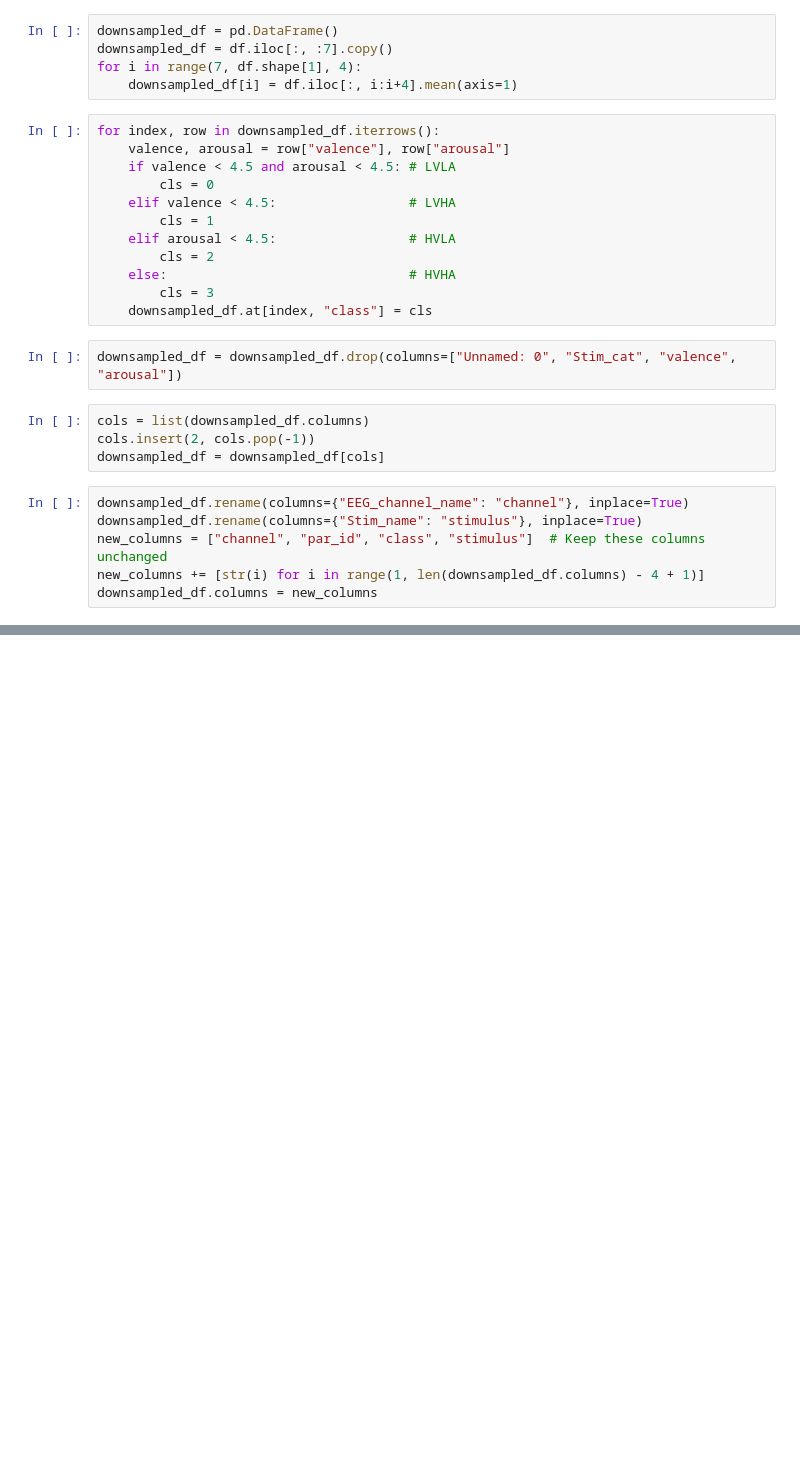
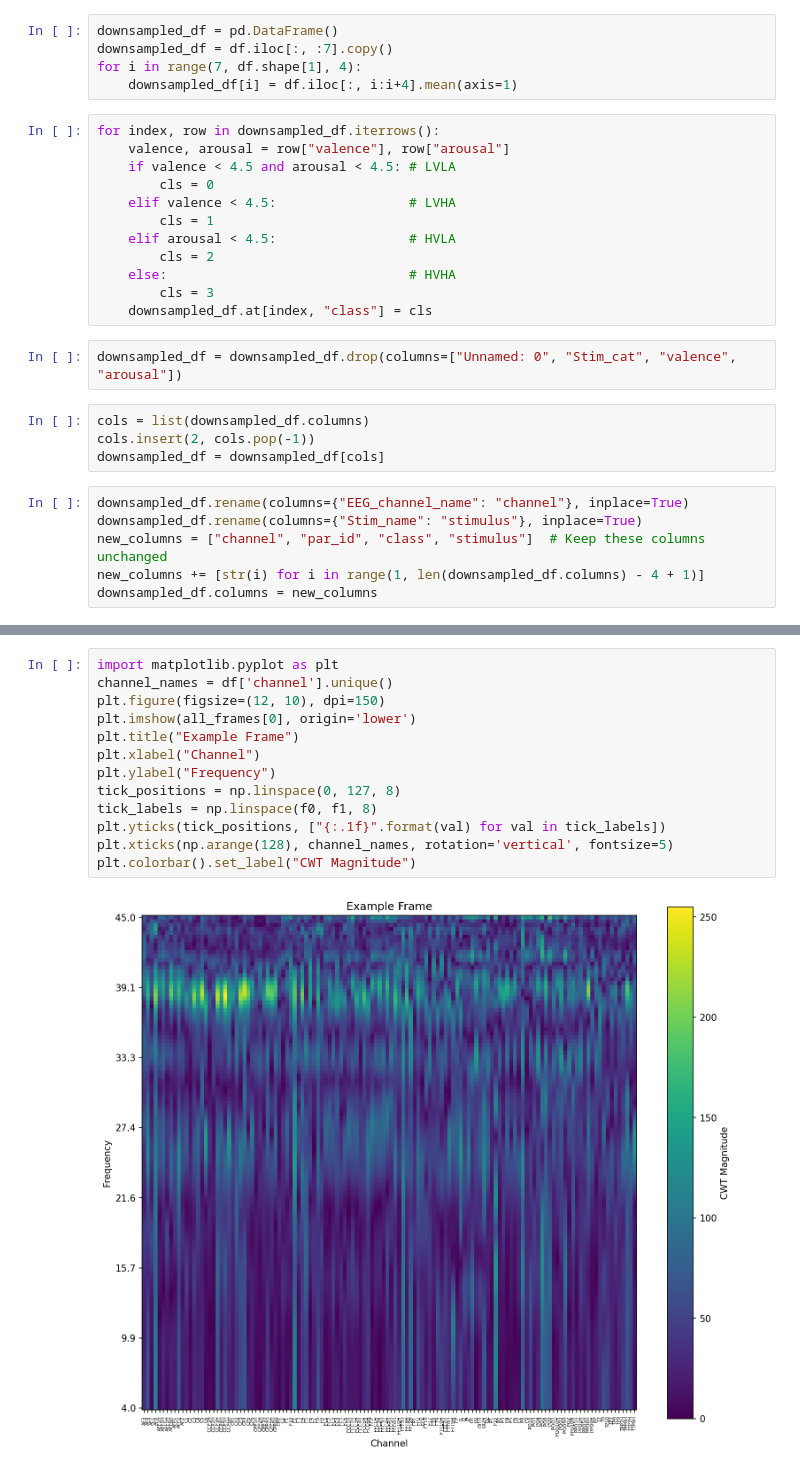
Before and after one commit to agustin-lorenzo/emotion-recognition-thesis, a Jupyter notebook: preprocess.ipynb, the cells around one changed output, grey strips where cells are left out. Drawn from its saved outputs; the diff is of its cells as text; blank space fills up the shorter version.

```diff
--- a/preprocess.ipynb
+++ b/preprocess.ipynb
@@ -66,0 +108,15 @@ downsampled_df.to_csv("data/preprocessed_video.csv", index=False)
+# %%
+import matplotlib.pyplot as plt
+channel_names = df['channel'].unique()
+plt.figure(figsize=(12, 10), dpi=150)
+plt.imshow(all_frames[0], origin='lower')
+plt.title("Example Frame")
+plt.xlabel("Channel")
+plt.ylabel("Frequency")
+tick_positions = np.linspace(0, 127, 8)
+tick_labels = np.linspace(f0, f1, 8)
+plt.yticks(tick_positions, ["{:.1f}".format(val) for val in tick_labels])
+plt.xticks(np.arange(128), channel_names, rotation='vertical', fontsize=5)
+plt.colorbar().set_label("CWT Magnitude")
+# %% [output]
+[figure, added]
```
Also changed, not shown: parts of 8 cells of this notebook, 2 other files.
